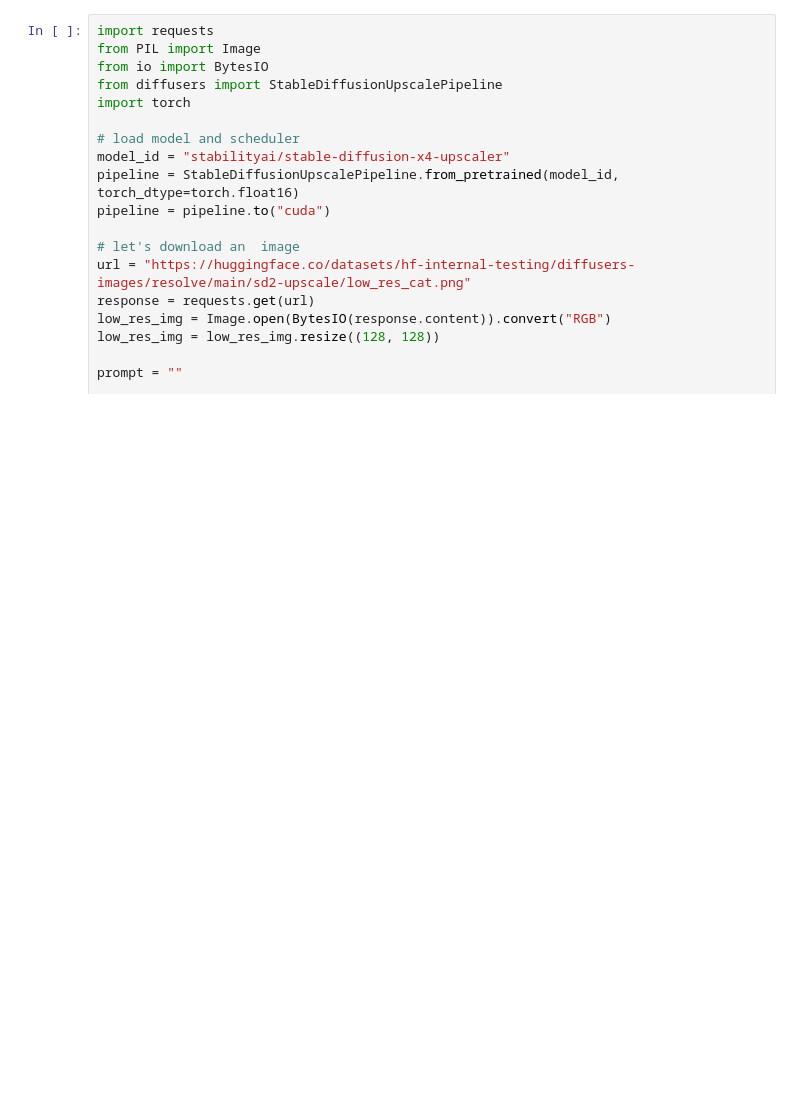
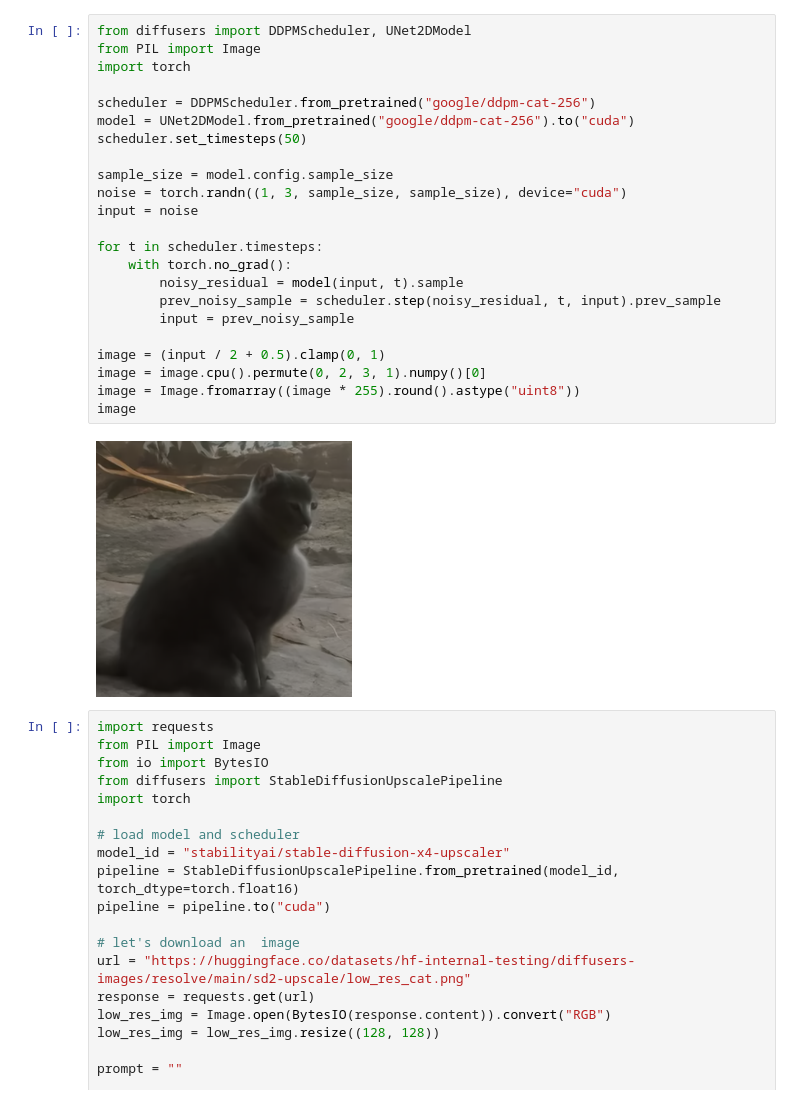
Before and after one commit to lgd0520/diffusers_tutorial, a Jupyter notebook: main.ipynb, the cells around one changed output. Cells and saved outputs as stored; diff of their text form; blank space fills up the shorter version.

```diff
--- a/main.ipynb
+++ b/main.ipynb
@@ -35,3 +25,28 @@ The cache for model files in Transformers v4.22.0 has been updated. Migrating yo
+# %%
+from diffusers import DDPMScheduler, UNet2DModel
+from PIL import Image
+import torch
+
+scheduler = DDPMScheduler.from_pretrained("google/ddpm-cat-256")
+model = UNet2DModel.from_pretrained("google/ddpm-cat-256").to("cuda")
+scheduler.set_timesteps(50)
+
+sample_size = model.config.sample_size
+noise = torch.randn((1, 3, sample_size, sample_size), device="cuda")
+input = noise
+
+for t in scheduler.timesteps:
+    with torch.no_grad():
+        noisy_residual = model(input, t).sample
+        prev_noisy_sample = scheduler.step(noisy_residual, t, input).prev_sample
+        input = prev_noisy_sample
+
+image = (input / 2 + 0.5).clamp(0, 1)
+image = image.cpu().permute(0, 2, 3, 1).numpy()[0]
+image = Image.fromarray((image * 255).round().astype("uint8"))
+image
+# %% [output]
+[figure, added]
 # %%
 import requests
 from PIL import Image
```
Also changed, not shown: parts of 3 cells of this notebook.
